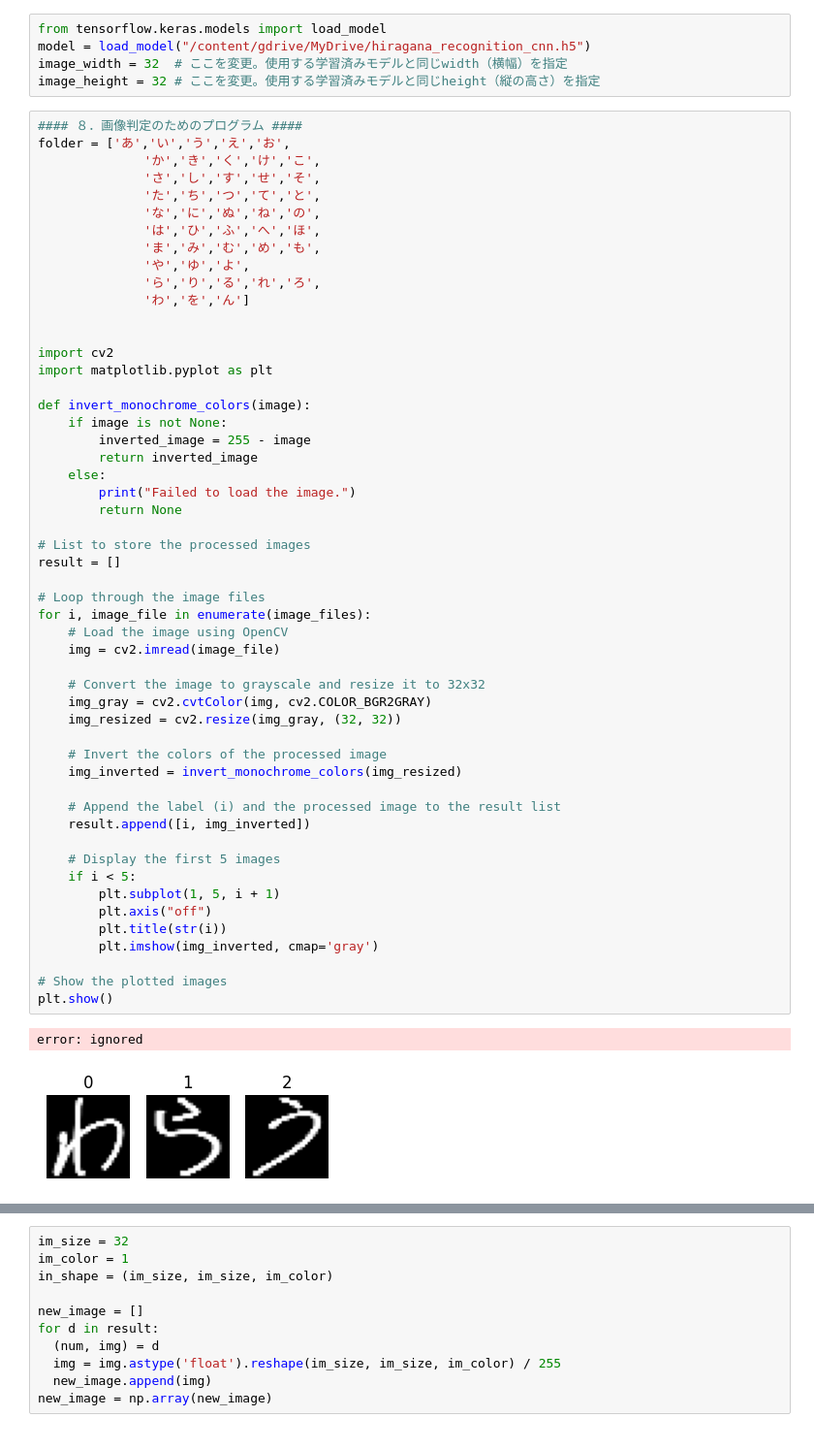
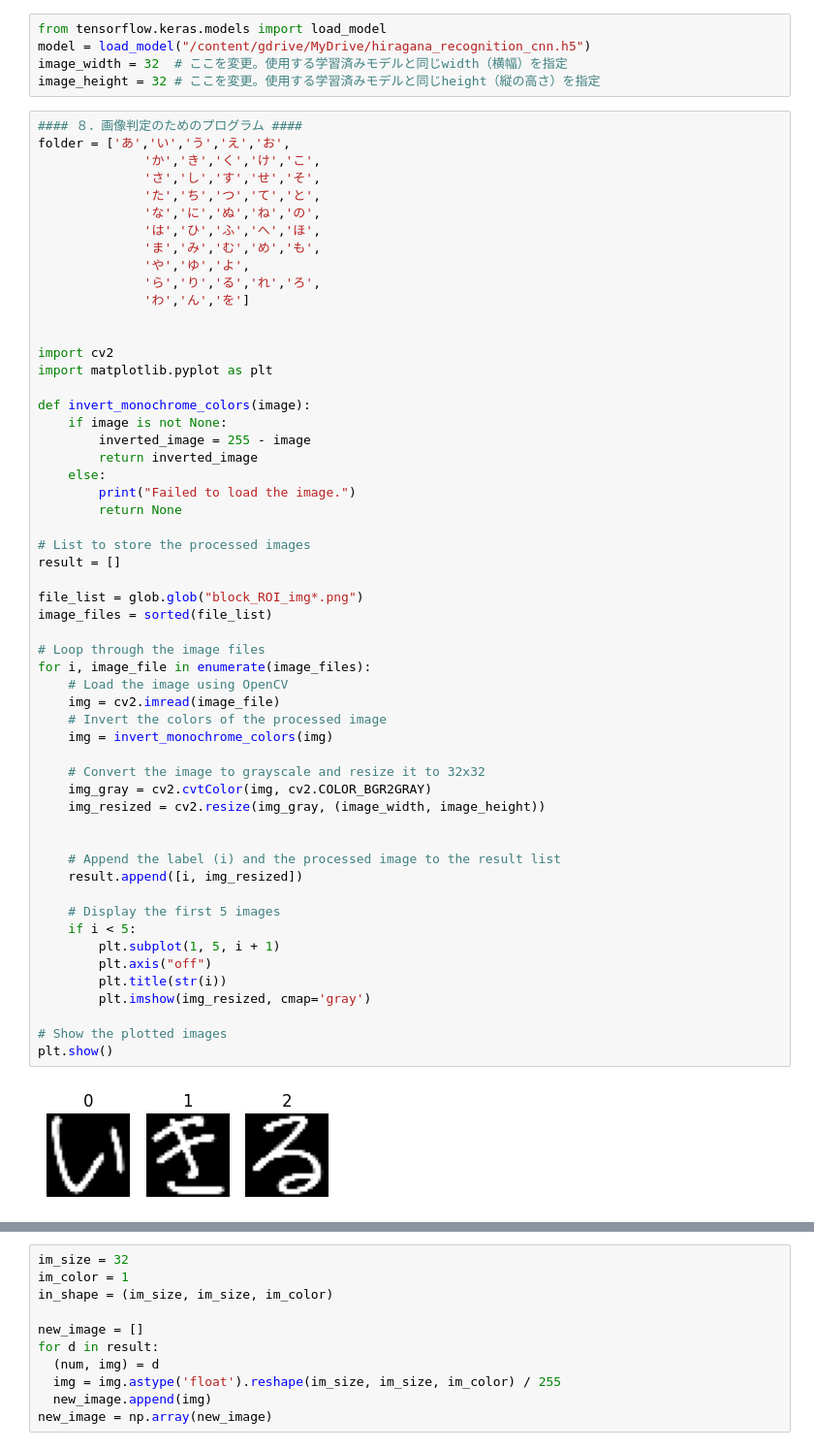
Before and after one commit to beatlesatani/OCR_project, a Jupyter notebook: Japanese_handwritten_text_detection_horizontal_vertical.ipynb, the cells around one changed output, grey strips where cells are left out. Shown: that part at 97% size. Drawn from its saved outputs; the diff is of its cells as text.

```diff
--- a/Japanese_handwritten_text_detection_horizontal_vertical.ipynb
+++ b/Japanese_handwritten_text_detection_horizontal_vertical.ipynb
@@ -215,7 +210,7 @@ folder = ['あ','い','う','え','お',
               'ま','み','む','め','も',
               'や','ゆ','よ',
               'ら','り','る','れ','ろ',
-              'わ','を','ん']
+              'わ','ん','を']
 
 
 import cv2
@@ -225,40 +220,42 @@ def invert_monochrome_colors(image):
     if image is not None:
         inverted_image = 255 - image
         return inverted_image
     else:
         print("Failed to load the image.")
         return None
 
 # List to store the processed images
 result = []
 
+file_list = glob.glob("block_ROI_img*.png")
+image_files = sorted(file_list)
+
 # Loop through the image files
 for i, image_file in enumerate(image_files):
     # Load the image using OpenCV
     img = cv2.imread(image_file)
+    # Invert the colors of the processed image
+    img = invert_monochrome_colors(img)
 
     # Convert the image to grayscale and resize it to 32x32
     img_gray = cv2.cvtColor(img, cv2.COLOR_BGR2GRAY)
-    img_resized = cv2.resize(img_gray, (32, 32))
+    img_resized = cv2.resize(img_gray, (image_width, image_height))
 
-    # Invert the colors of the processed image
-    img_inverted = invert_monochrome_colors(img_resized)
 
     # Append the label (i) and the processed image to the result list
-    result.append([i, img_inverted])
+    result.append([i, img_resized])
 
     # Display the first 5 images
     if i < 5:
         plt.subplot(1, 5, i + 1)
         plt.axis("off")
         plt.title(str(i))
-        plt.imshow(img_inverted, cmap='gray')
+        plt.imshow(img_resized, cmap='gray')
 
 # Show the plotted images
 plt.show()
 # %% [output]
-error: ignored
-[figure, old version]
+[figure, new version]
 # %%
 for item in result:
     index, image = item
```
Also changed, not shown: parts of 12 cells of this notebook.
